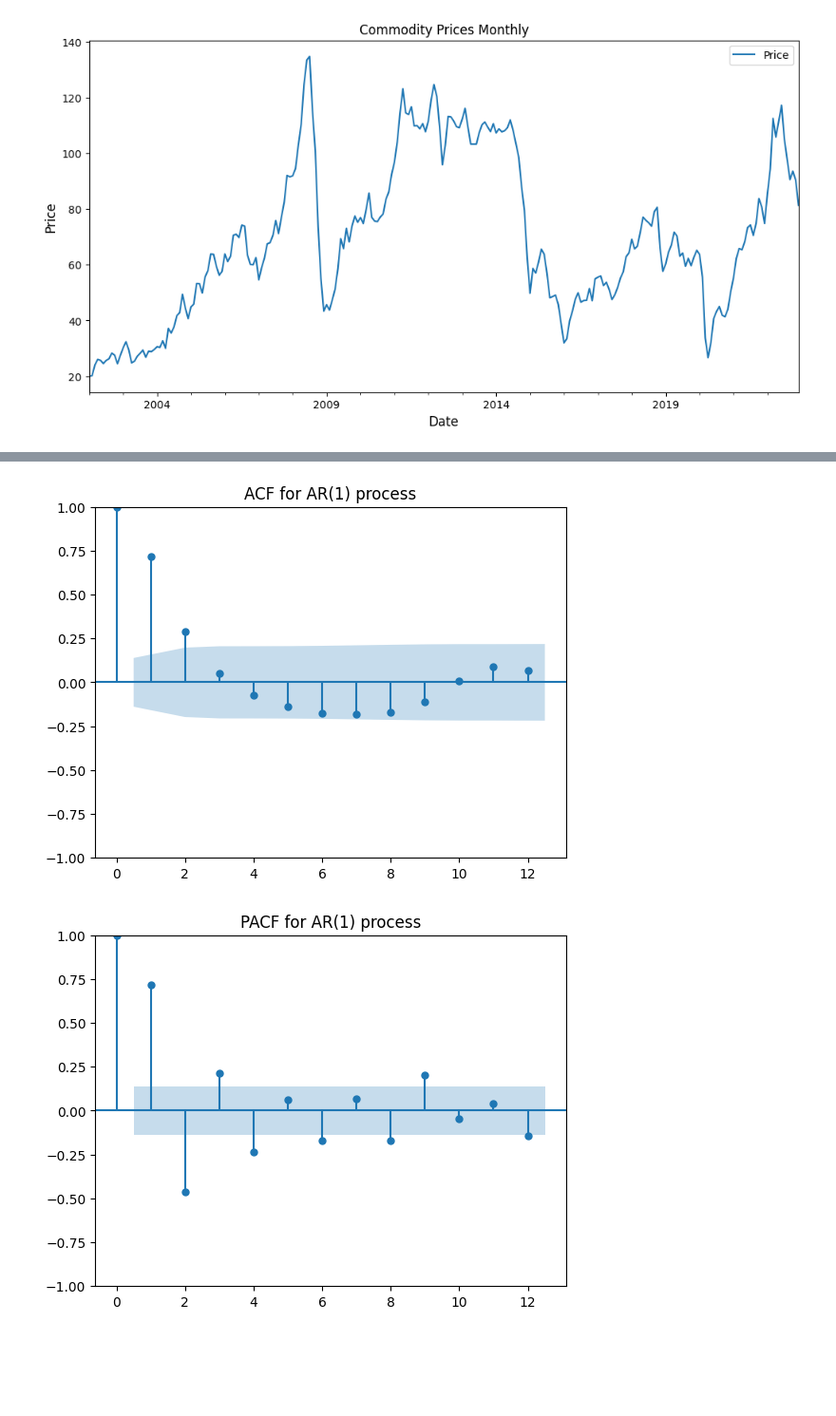
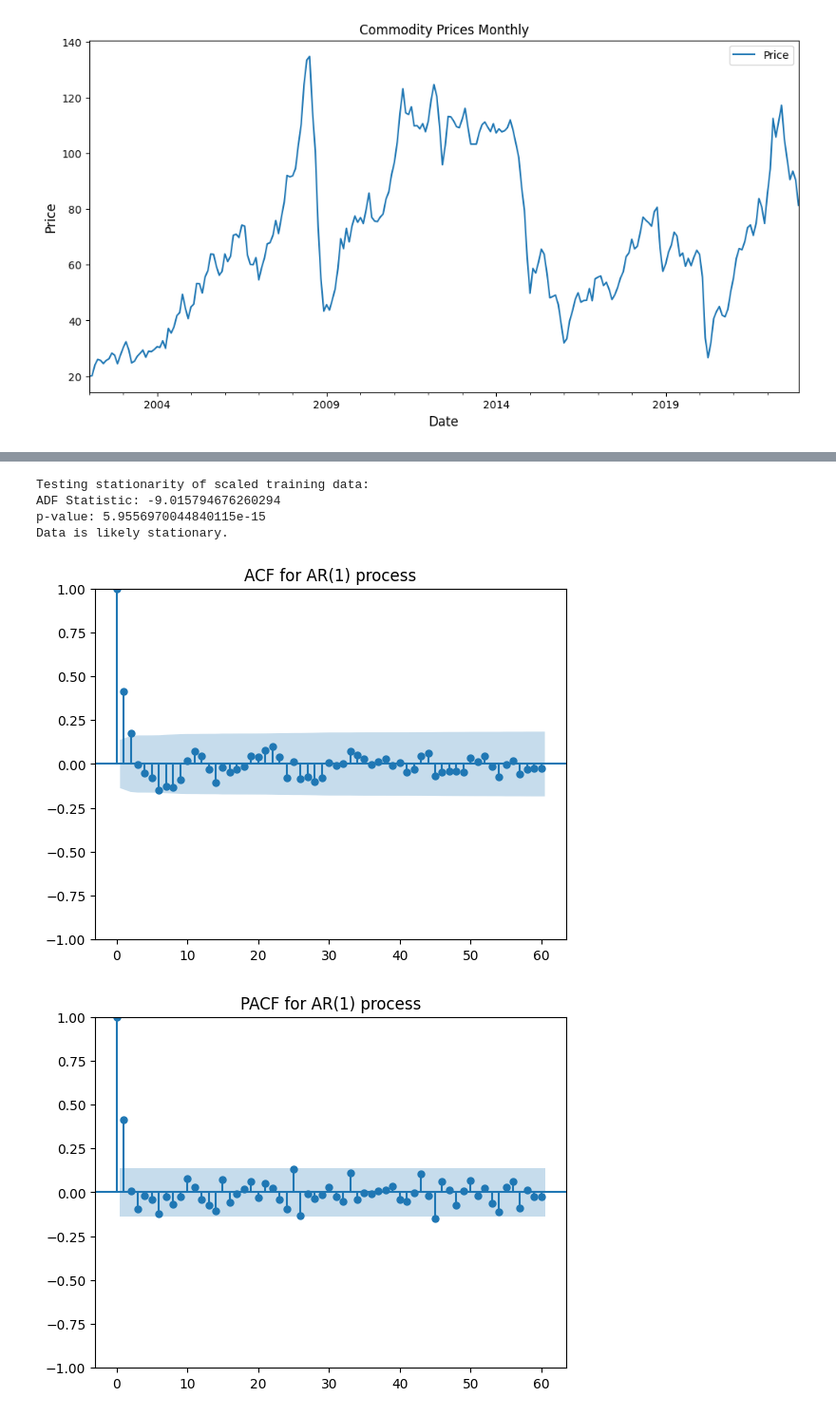
Before and after one commit to jnopareboateng/ml-library, a Jupyter notebook: crude-oil-forecast/arima_with_gemini.ipynb, the cells around one changed output, grey strips where cells are left out. Shown at 95% size. Saved outputs shown, nothing was run; the diff lists cells and outputs as text; code cells hidden in the pictures; blank space fills up the shorter version.

```diff
--- a/crude-oil-forecast/arima_with_gemini.ipynb
+++ b/crude-oil-forecast/arima_with_gemini.ipynb
@@ -74,0 +59,3 @@ plt.show()
+# %%
+train_start_date = '2002-01-01'
+test_start_date = '2019-01-01'
@@ -74,0 +71,6 @@ plt.show()
+# %%
+train = data.copy()[(data.index >= train_start_date) & (data.index < test_start_date)][['Price']]
+test = data.copy()[data.index >= test_start_date][['Price']]
+
+print('Training data shape: ', train.shape)
+print('Test data shape: ', test.shape)
@@ -110,9 +112,6 @@ Data may be non-stationary. Consider differencing.
 # %%
 # Identify number of differences required (if necessary)
-n_diffs = pm.arima.ndiffs(scaled_train['Price'], test='adf')
+n_diffs = pm.arima.ndiffs(train['Price'], test='adf')
 print(f"\nNumber of differences required for scaled training data: {n_diffs}")
-
-n_diffs = pm.arima.ndiffs(scaled_test['Price'], test='adf')
-print(f"\nNumber of differences required for scaled test data: {n_diffs}")
 # %% [output]
 Number of differences required for scaled training data: 1
@@ -121,8 +118,6 @@ Number of differences required for scaled test data: 2
 # %%
 # Perform differencing if required
 if n_diffs > 0:
-    differenced_train = scaled_train.diff(n_diffs).dropna()
-    differenced_test = scaled_test.diff(n_diffs).dropna()
+    differenced_train = train.diff(n_diffs).dropna()
 else:
-    differenced_train = scaled_train.copy()
-    differenced_test = scaled_test.copy()
+    differenced_train = train.copy()
@@ -129,9 +221,27 @@ else:
+# %%
+# Check for stationarity with ADF test
+def adf_test(series):
+    result = adfuller(series, autolag='AIC')
+    print(f'ADF Statistic: {result[0]}')
+    print(f'p-value: {result[1]}')
+    if result[1] <= 0.05:
+        print("Data is likely stationary.")
+    else:
+        print("Data may be non-stationary. Consider differencing.")
+
+print("Testing stationarity of scaled training data:")
+adf_test(differenced_train['Price'])
+# %% [output]
+Testing stationarity of scaled training data:
+ADF Statistic: -9.015794676260294
+p-value: 5.9556970044840115e-15
+Data is likely stationary.
 # %%
 # ACF and PACF plots (optional)
-plot_acf(differenced_train['Price'], lags=12, title='ACF for AR(1) process')
+plot_acf(differenced_train['Price'], lags=60, title='ACF for AR(1) process')
 plt.show()
-plot_pacf(differenced_train['Price'], lags=12, title='PACF for AR(1) process')
+plot_pacf(differenced_train['Price'], lags=60, title='PACF for AR(1) process')
 plt.show()
 # %% [output]
-[figure, old version]
+[figure, new version]
-[figure, old version]
+[figure, new version]
```
Also changed, not shown: parts of 44 cells of this notebook, 4 other files.
